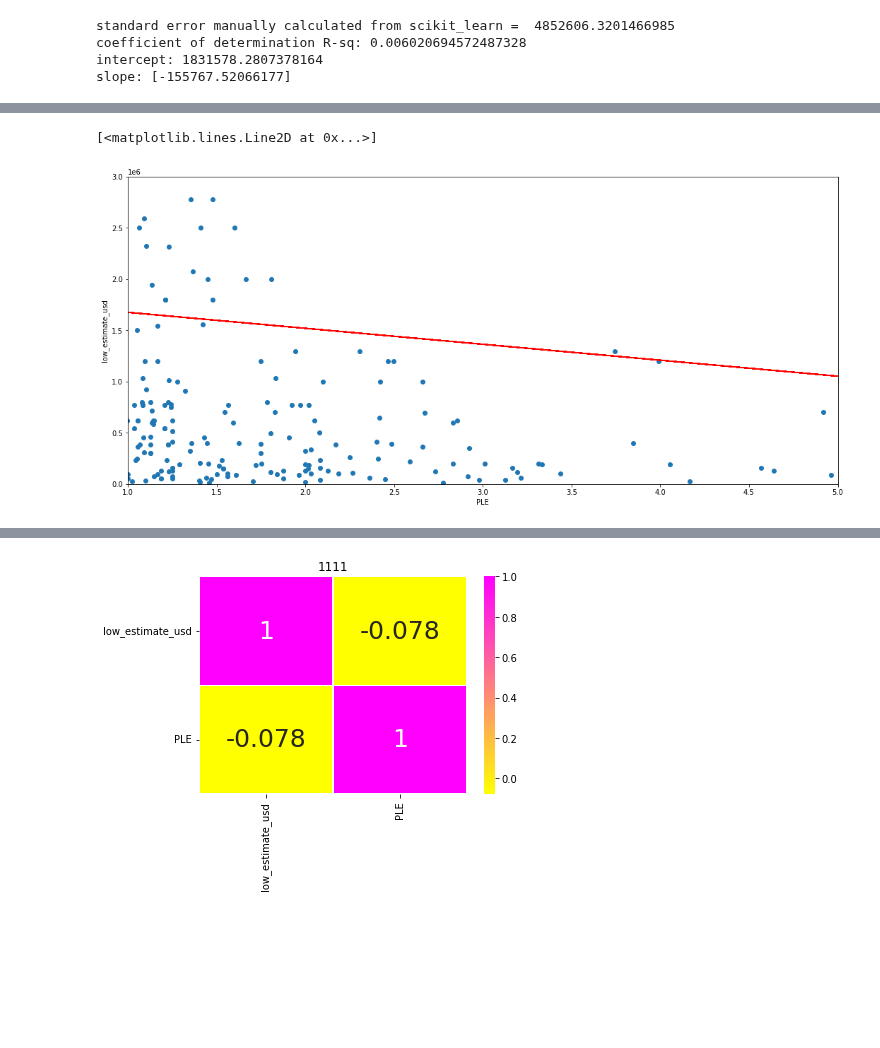
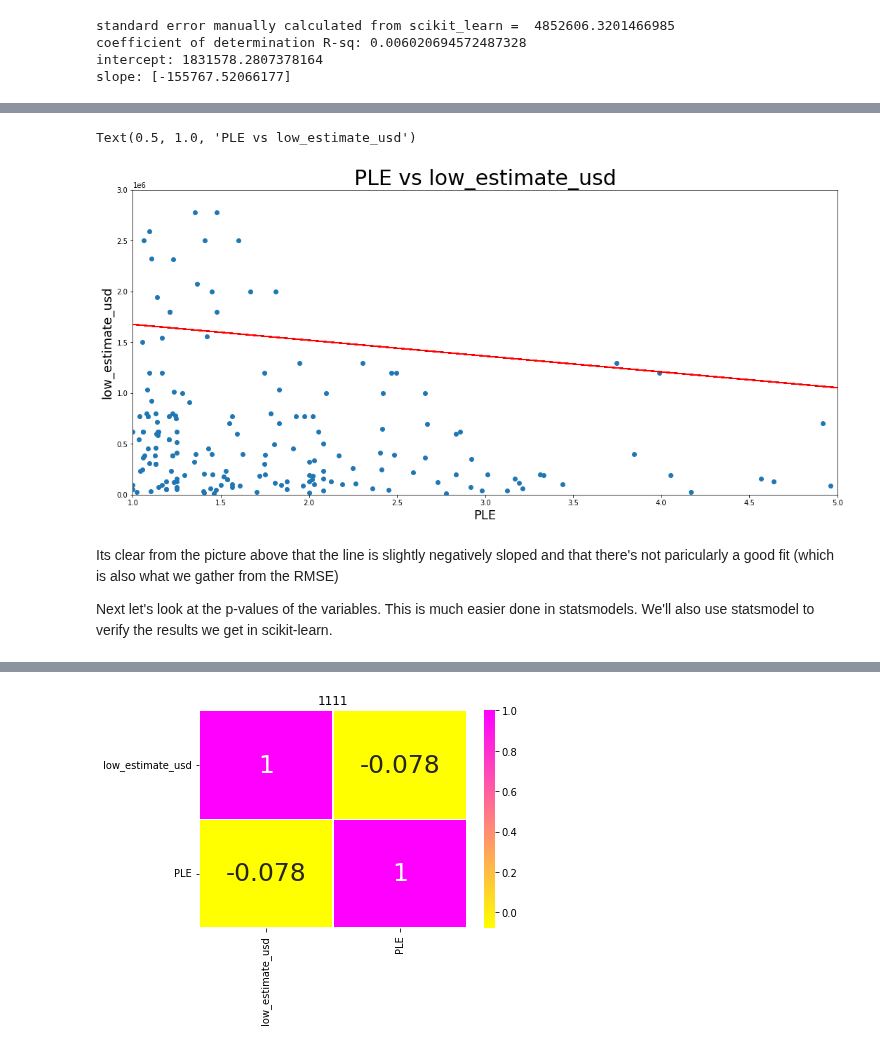
Before and after one commit to sjosephnyc1987/public_ipython_Notebooks, a Jupyter notebook: SJoseph_MasteWorks_Assignment.ipynb, the cells around one changed output, grey strips where cells are left out. Drawn from its saved outputs; the diff is of its cells as text; code cells hidden in the pictures; blank space fills up the shorter version.

```diff
--- a/SJoseph_MasteWorks_Assignment.ipynb
+++ b/SJoseph_MasteWorks_Assignment.ipynb
@@ -120,19 +145,25 @@ slope: [-155767.52066177]
 # %%
-#plotting'
+#plotting PLE vs the low-estimate as a scatter plot (blue)
 fig, ax = plt.subplots(figsize=(18,8))
 ax.scatter(X, y)
 ax.set_xlim(1, 5)
 ax.set_ylim(0, 3000000);
-ax.set_xlabel("PLE")
-ax.set_ylabel("low_estimate_usd")
+ax.set_xlabel("PLE",fontsize=18)
+ax.set_ylabel("low_estimate_usd",fontsize=18)
 
+#plotting the regression line in red
 plt.plot(X, model.predict(X),color='r')
+plt.title("PLE vs low_estimate_usd", fontsize=30)
 
 #plt.scatter(y, X, color='r')
 #plt.plot(y, X, color='r')
 # %% [output]
-[<matplotlib.lines.Line2D at 0x...>]
+Text(0.5, 1.0, 'PLE vs low_estimate_usd')
-[figure, old version]
+[figure, new version]
+# %% [markdown]
+Its clear from the picture above that the line is slightly negatively sloped and that there's not paricularly a good fit (which is also what we gather from the RMSE)
+
+Next let's look at the p-values of the variables. This is much easier done in statsmodels. We'll also use statsmodel to verify the results we get in scikit-learn.
 # %%
 #Let's verify this using statmodels
 print("\n-------------using statsmodels--------------")
```
Also changed, not shown: parts of 18 cells of this notebook.
